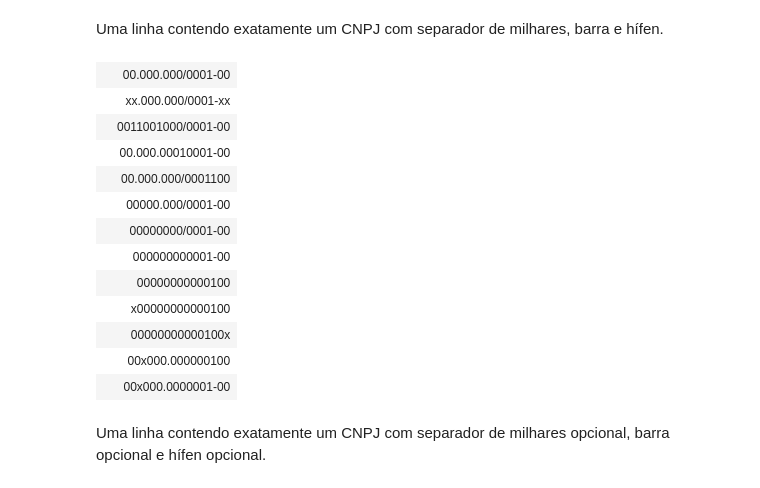
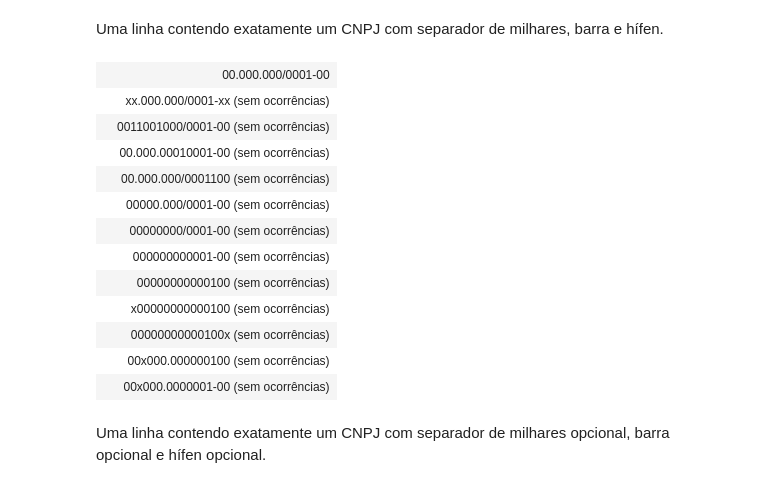
Before and after one commit to k3lvin-os/qads_execicio_obter_e_preparar_dados, a Jupyter notebook: QADS_Obtendo_e_Preparando_de_Dados_exercícios.ipynb, the cells around one changed output. Saved outputs shown, nothing was run; the diff lists cells and outputs as text; code cells hidden in the pictures.

```diff
--- a/QADS_Obtendo_e_Preparando_de_Dados_exercícios.ipynb
+++ b/QADS_Obtendo_e_Preparando_de_Dados_exercícios.ipynb
@@ -343,21 +343,21 @@ exercicio(16, r'^\d{3}\.?\d{3}\.?\d{3}\-?\d{2}$')
 |  | 1.1.1.011011-11 (sem ocorrências) |
 # %% [markdown]
 Uma linha contendo exatamente um CNPJ com separador de milhares, barra e hífen.
-# %%
-exercicio(17, r'')
-# %% [output]
-|  | 00.000.000/0001-00 |
-|  | xx.000.000/0001-xx |
-|  | 0011001000/0001-00 |
-|  | 00.000.00010001-00 |
-|  | 00.000.000/0001100 |
-|  | 00000.000/0001-00 |
-|  | 00000000/0001-00 |
-|  | 000000000001-00 |
-|  | 00000000000100 |
-|  | x00000000000100 |
-|  | 00000000000100x |
-|  | 00x000.000000100 |
-|  | 00x000.0000001-00 |
+# %%
+exercicio(17, r'^\d{2}\.\d{3}\.\d{3}\/\d{4}\-\d{2}$')
+# %% [output]
+|  | 00.000.000/0001-00 |
+|  | xx.000.000/0001-xx (sem ocorrências) |
+|  | 0011001000/0001-00 (sem ocorrências) |
+|  | 00.000.00010001-00 (sem ocorrências) |
+|  | 00.000.000/0001100 (sem ocorrências) |
+|  | 00000.000/0001-00 (sem ocorrências) |
+|  | 00000000/0001-00 (sem ocorrências) |
+|  | 000000000001-00 (sem ocorrências) |
+|  | 00000000000100 (sem ocorrências) |
+|  | x00000000000100 (sem ocorrências) |
+|  | 00000000000100x (sem ocorrências) |
+|  | 00x000.000000100 (sem ocorrências) |
+|  | 00x000.0000001-00 (sem ocorrências) |
 # %% [markdown]
 Uma linha contendo exatamente um CNPJ com separador de milhares opcional, barra opcional e hífen opcional.
```
Also changed, not shown: parts of 6 cells of this notebook.
